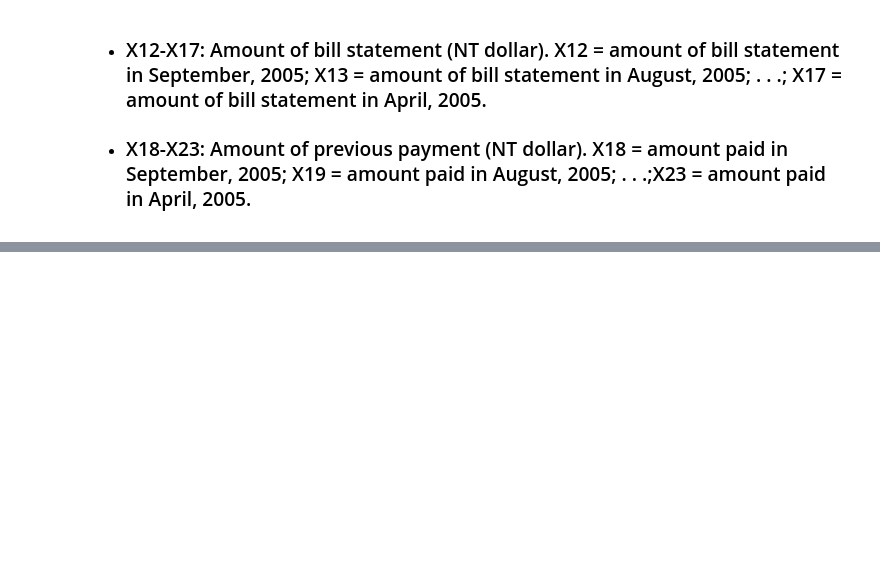
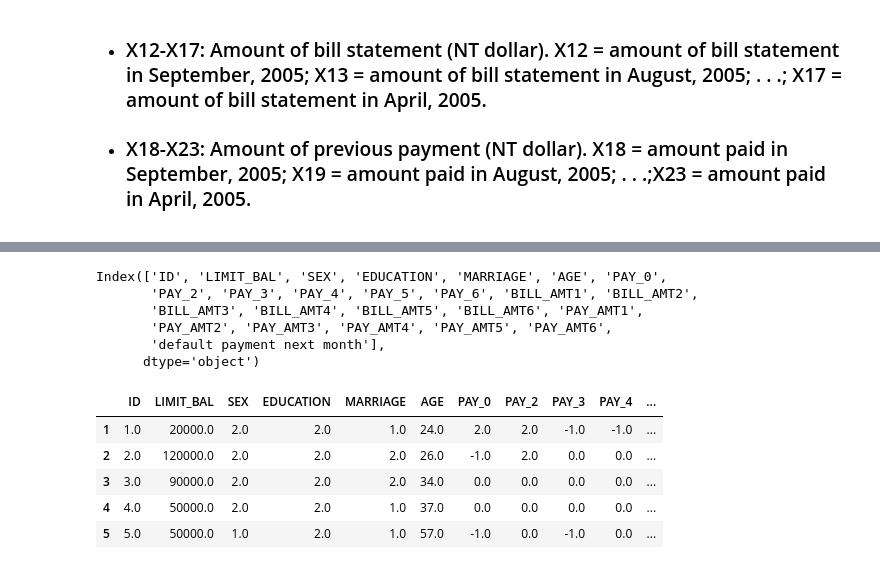
Before and after one commit to Laxmi884/Credit_Card_Default_Prediction, a Jupyter notebook: Credit_Card_Default_Prediction_Capstone_Project.ipynb, the cells around one changed output, grey strips where cells are left out. Cells and saved outputs as stored; diff of their text form; code cells hidden in the pictures; blank space fills up the shorter version.

```diff
--- a/Credit_Card_Default_Prediction_Capstone_Project.ipynb
+++ b/Credit_Card_Default_Prediction_Capstone_Project.ipynb
@@ -20,0 +95,2 @@
+# %%
+df_new=df.astype(float)
@@ -20,0 +118,26 @@
+# %%
+df_new.columns
+# %% [output]
+Index(['ID', 'LIMIT_BAL', 'SEX', 'EDUCATION', 'MARRIAGE', 'AGE', 'PAY_0',
+       'PAY_2', 'PAY_3', 'PAY_4', 'PAY_5', 'PAY_6', 'BILL_AMT1', 'BILL_AMT2',
+       'BILL_AMT3', 'BILL_AMT4', 'BILL_AMT5', 'BILL_AMT6', 'PAY_AMT1',
+       'PAY_AMT2', 'PAY_AMT3', 'PAY_AMT4', 'PAY_AMT5', 'PAY_AMT6',
+       'default payment next month'],
+      dtype='object')
+# %%
+# Caluating 2 new columns(Dimensionality reduction) Total_Credit_Used = sum of credit used in last 6 and Total_Payed_Amount = sum of amount paid in last 6
+df_new['Total_Credit_Used'] = df_new['BILL_AMT1']+ df_new['BILL_AMT2']+df_new['BILL_AMT3']+df_new['BILL_AMT4']+df_new['BILL_AMT5']+df_new['BILL_AMT6']
+columns_to_sum_pay_amt = ['PAY_AMT1','PAY_AMT2', 'PAY_AMT3', 'PAY_AMT4', 'PAY_AMT5', 'PAY_AMT6']
+df_new['Total_Payed_Amount'] = df_new[columns_to_sum_pay_amt].sum(axis=1)
+# %%
+#Calculating percentage of amount paid in last 6 months
+df_new['Percentage_paid_last_6_months'] = df_new['Total_Payed_Amount']/df_new['Total_Credit_Used']
+# %%
+df_new.head()
+# %% [output]
+|  | ID | LIMIT_BAL | SEX | EDUCATION | MARRIAGE | AGE | PAY_0 | PAY_2 | PAY_3 | PAY_4 | ... |
+| 1 | 1.0 | 20000.0 | 2.0 | 2.0 | 1.0 | 24.0 | 2.0 | 2.0 | -1.0 | -1.0 | ... |
+| 2 | 2.0 | 120000.0 | 2.0 | 2.0 | 2.0 | 26.0 | -1.0 | 2.0 | 0.0 | 0.0 | ... |
+| 3 | 3.0 | 90000.0 | 2.0 | 2.0 | 2.0 | 34.0 | 0.0 | 0.0 | 0.0 | 0.0 | ... |
+| 4 | 4.0 | 50000.0 | 2.0 | 2.0 | 1.0 | 37.0 | 0.0 | 0.0 | 0.0 | 0.0 | ... |
+| 5 | 5.0 | 50000.0 | 1.0 | 2.0 | 1.0 | 57.0 | -1.0 | 0.0 | -1.0 | 0.0 | ... |
```
Also changed, not shown: parts of 22 cells of this notebook.
